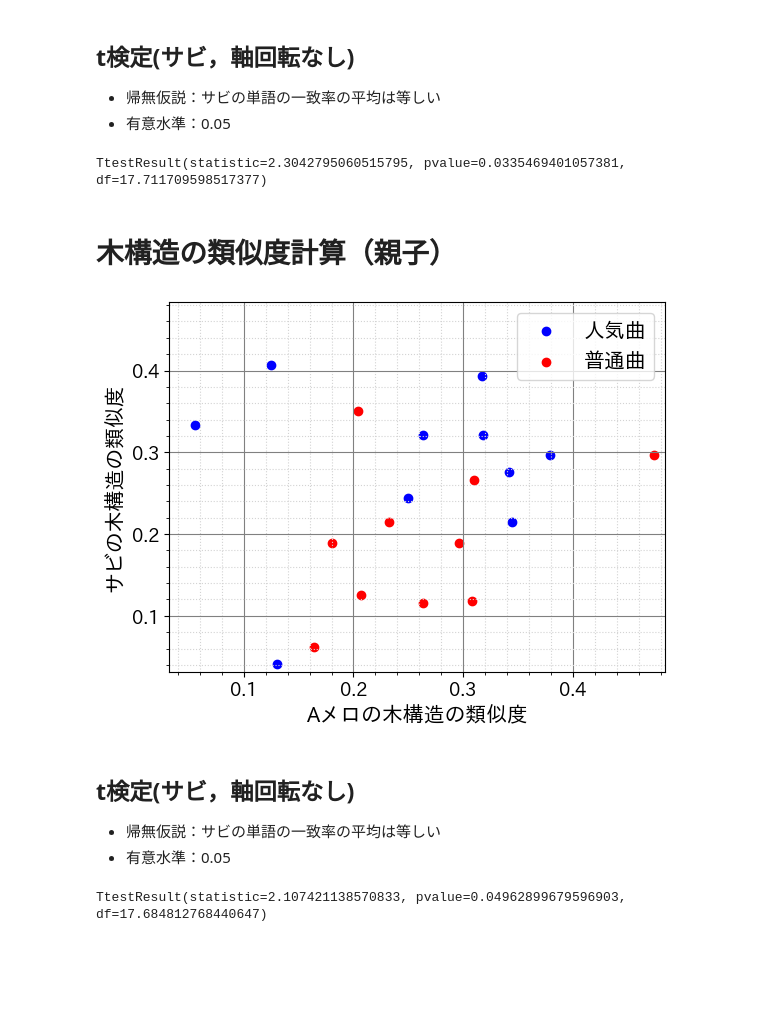
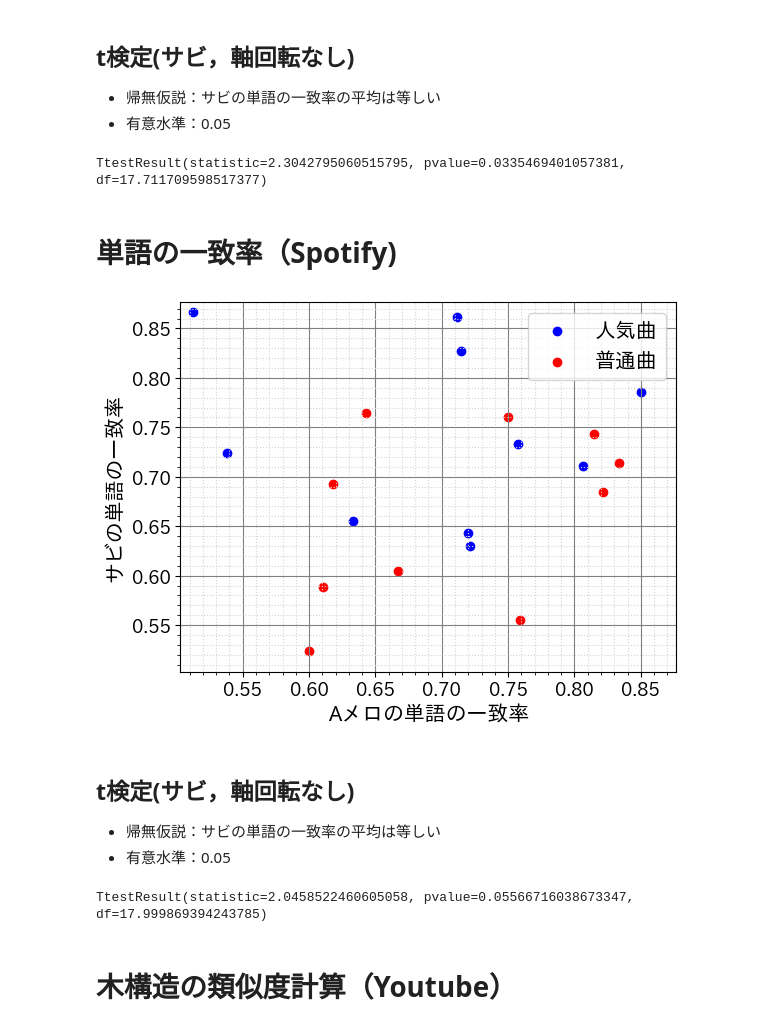
Before and after one commit to tsubasasugawara/lyrics_melody_analyzer, a Jupyter notebook: notebooks/GReeeeN.ipynb, the cells around one changed output. Cells and saved outputs as stored; diff of their text form; code cells hidden in the pictures; blank space fills up the shorter version.

```diff
--- a/notebooks/GReeeeN.ipynb
+++ b/notebooks/GReeeeN.ipynb
@@ -56,2 +14,3 @@ def scatter(rates:pd.DataFrame, xy_min:int, xy_max:int, subset:list, sort_by:str
 # %%
-rates_wmr, xy_min_wmr, xy_max_wmr = preprocess(df, "csv/GReeeeN_wmr_20231119.csv")
+rates_wmr, xy_min_wmr, xy_max_wmr = nb.preprocess(df, "csv/GReeeeN_wmr_20231119.csv")
+nb.scatter(rates_wmr, xy_min_wmr, xy_max_wmr, nb.YOUTUBE, "Aメロの単語の一致率", "サビの単語の一致率", "images/GReeeeNにおける単語の一致率と人気度の関係（YouTube）.svg")
@@ -63,32 +20,25 @@ scatter(rates_wmr, xy_min_wmr, xy_max_wmr, ["youtube_url"], "youtube_play_times"
 ## t検定(サビ，軸回転なし)
 - 帰無仮説：サビの単語の一致率の平均は等しい
 - 有意水準：0.05
-# %%
-sorted_rates = rates_wmr.dropna(subset=["youtube_url"]).sort_values("youtube_play_times", ascending=False)
-center = len(sorted_rates) // 2
-pop_youtube = sorted_rates[:center]
-unpop_youtube = sorted_rates[center:]
-
-stats.ttest_ind(pop_youtube[RATE_S], unpop_youtube[RATE_S], equal_var=False)
-# %% [output]
-TtestResult(statistic=2.3042795060515795, pvalue=0.0335469401057381, df=17.711709598517377)
-# %% [markdown]
-# 木構造の類似度計算（親子）
-# %%
-rates_ts, xy_min_tspc, xy_max_tspc = preprocess(df, "csv/GReeeeN_tspc_20231119.csv")
-scatter(rates_ts, xy_min_tspc, xy_max_tspc, ["youtube_url"], "youtube_play_times", "Aメロの木構造の類似度", "サビの木構造の類似度", "images/GReeeeNにおける木構造の類似度と人気度の関係.svg")
-# %% [output]
-[figure, removed]
+# %%
+sorted_rates_wmr = nb.preparing_ttest(rates_wmr, nb.YOUTUBE)
+stats.ttest_ind(sorted_rates_wmr["pop"][nb.RATE_S], sorted_rates_wmr["unpop"][nb.RATE_S], equal_var=False)
+# %% [output]
+TtestResult(statistic=2.3042795060515795, pvalue=0.0335469401057381, df=17.711709598517377)
+# %% [markdown]
+# 単語の一致率（Spotify)
+# %%
+nb.scatter(rates_wmr, xy_min_wmr, xy_max_wmr, nb.SPOTIFY, "Aメロの単語の一致率", "サビの単語の一致率", "images/GReeeeNにおける単語の一致率と人気度の関係（Spotify）.svg")
+# %% [output]
+[figure, added]
 # %% [markdown]
 ## t検定(サビ，軸回転なし)
 - 帰無仮説：サビの単語の一致率の平均は等しい
 - 有意水準：0.05
-# %%
-sorted_rates = rates_ts.dropna(subset=["youtube_url"]).sort_values("youtube_play_times", ascending=False)
-center = len(sorted_rates) // 2
-pop_youtube = sorted_rates[:center]
-unpop_youtube = sorted_rates[center:]
-
-stats.ttest_ind(pop_youtube[RATE_S], unpop_youtube[RATE_S], equal_var=False)
-# %% [output]
-TtestResult(statistic=2.107421138570833, pvalue=0.04962899679596903, df=17.684812768440647)
+# %%
+sorted_rates_wmr = nb.preparing_ttest(rates_wmr, nb.SPOTIFY)
+stats.ttest_ind(sorted_rates_wmr["pop"][nb.RATE_S], sorted_rates_wmr["unpop"][nb.RATE_S], equal_var=False)
+# %% [output]
+TtestResult(statistic=2.0458522460605058, pvalue=0.05566716038673347, df=17.999869394243785)
+# %% [markdown]
+# 木構造の類似度計算（Youtube）
```
Also changed, not shown: parts of 22 cells of this notebook, 18 other files.
